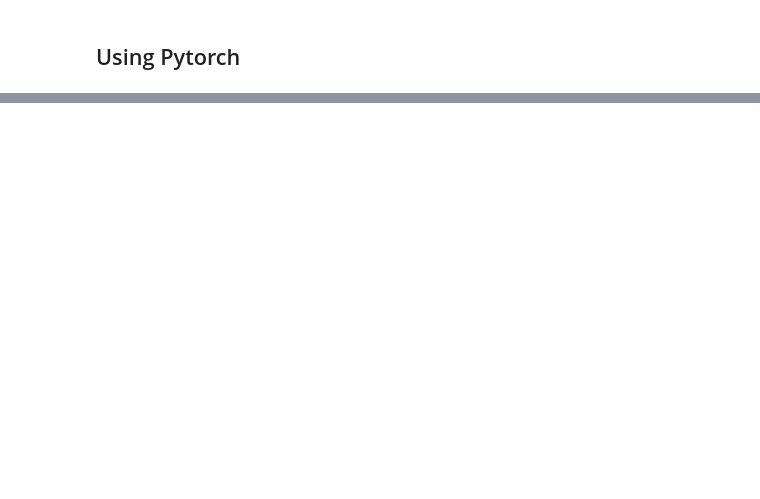
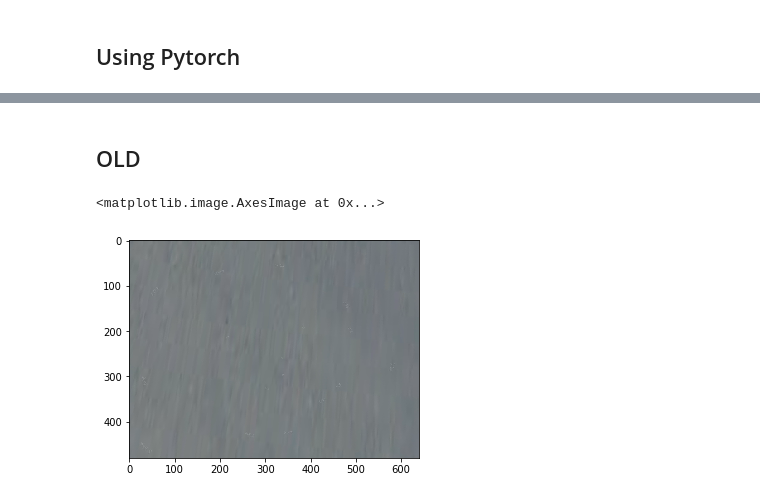
Before and after one commit to haruishi43/equilib, a Jupyter notebook: test.ipynb, the cells around one changed output, grey strips where cells are left out. Saved outputs shown, nothing was run; the diff lists cells and outputs as text; code cells hidden in the pictures; blank space fills up the shorter version.

```diff
--- a/test.ipynb
+++ b/test.ipynb
@@ -242,0 +169,2 @@ plt.imshow(pers_img)
+# %% [markdown]
+## OLD
@@ -242,0 +206,32 @@ plt.imshow(pers_img)
+# %%
+xyz = xyz.reshape([pers_h * pers_w, 3]).T
+xyz = np.dot(R1, xyz)
+xyz = np.dot(R2, xyz).T
+lat = np.arcsin(xyz[:, 2] / RADIUS)
+lon = np.zeros([pers_h * pers_w], np.float)
+theta = np.arctan(xyz[:, 1] / xyz[:, 0])
+idx1 = xyz[:, 0] > 0
+idx2 = xyz[:, 1] > 0
+
+idx3 = ((1 - idx1) * idx2).astype(np.bool)
+idx4 = ((1 - idx1) * (1 - idx2)).astype(np.bool)
+
+lon[idx1] = theta[idx1]
+lon[idx3] = theta[idx3] + np.pi
+lon[idx4] = theta[idx4] - np.pi
+
+lon = lon.reshape([pers_h, pers_w]) / np.pi * 180
+lat = -lat.reshape([pers_h, pers_w]) / np.pi * 180
+lon = lon / 180 * pano_cx + pano_cx
+lat = lat / 90 * pano_cy + pano_cy
+# %%
+perspective = cv2.remap(
+    pano_img,
+    lon.astype(np.float32),
+    lat.astype(np.float32),
+    cv2.INTER_CUBIC, borderMode=cv2.BORDER_WRAP)
+# %%
+plt.imshow(perspective)
+# %% [output]
+<matplotlib.image.AxesImage at 0x...>
+[figure, added]
```
Also changed, not shown: parts of 17 cells of this notebook, 1 other file.
